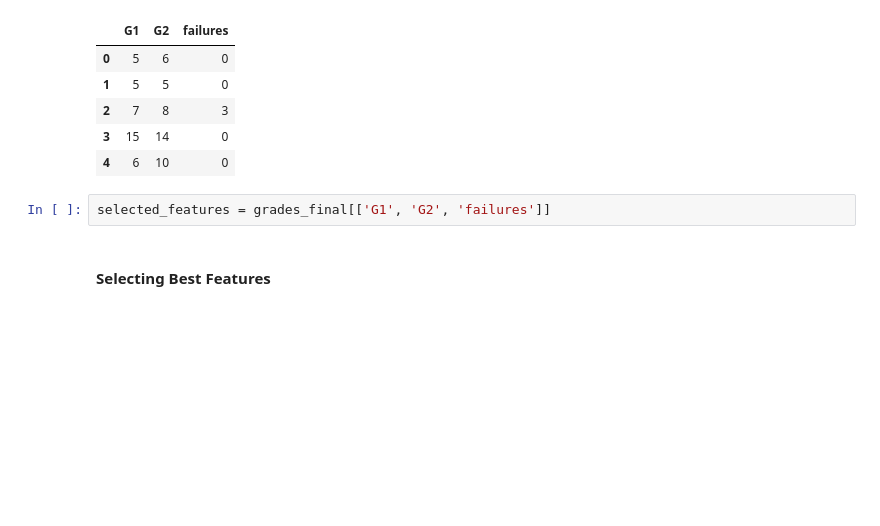
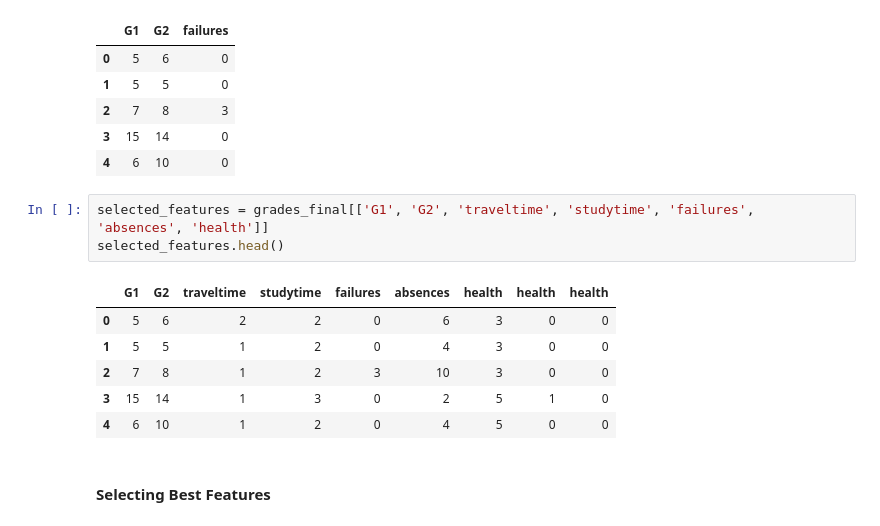
Before and after one commit to sushant822/sutdent_grade, a Jupyter notebook: studene_grade.ipynb, the cells around one changed output. Drawn from its saved outputs; the diff is of its cells as text; blank space fills up the shorter version.

```diff
--- a/studene_grade.ipynb
+++ b/studene_grade.ipynb
@@ -422,7 +422,15 @@ test_df.head()
 | 3 | 15 | 14 | 0 |
 | 4 | 6 | 10 | 0 |
 # %%
-selected_features = grades_final[['G1', 'G2', 'failures']]
+selected_features = grades_final[['G1', 'G2', 'traveltime', 'studytime', 'failures', 'absences', 'health']]
+selected_features.head()
+# %% [output]
+|  | G1 | G2 | traveltime | studytime | failures | absences | health | health | health |
+| 0 | 5 | 6 | 2 | 2 | 0 | 6 | 3 | 0 | 0 |
+| 1 | 5 | 5 | 1 | 2 | 0 | 4 | 3 | 0 | 0 |
+| 2 | 7 | 8 | 1 | 2 | 3 | 10 | 3 | 0 | 0 |
+| 3 | 15 | 14 | 1 | 3 | 0 | 2 | 5 | 1 | 0 |
+| 4 | 6 | 10 | 1 | 2 | 0 | 4 | 5 | 0 | 0 |
 # %% [markdown]
 #### Selecting Best Features
 # %%
```
